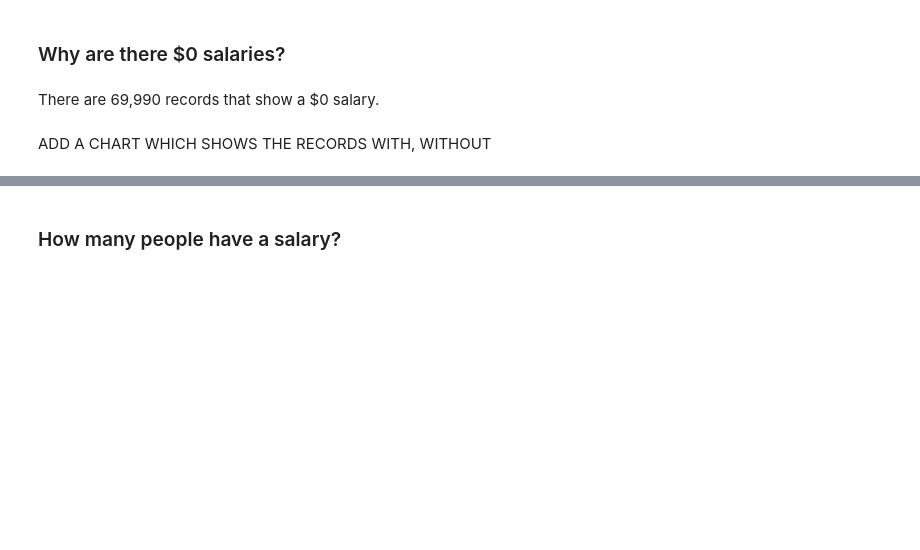
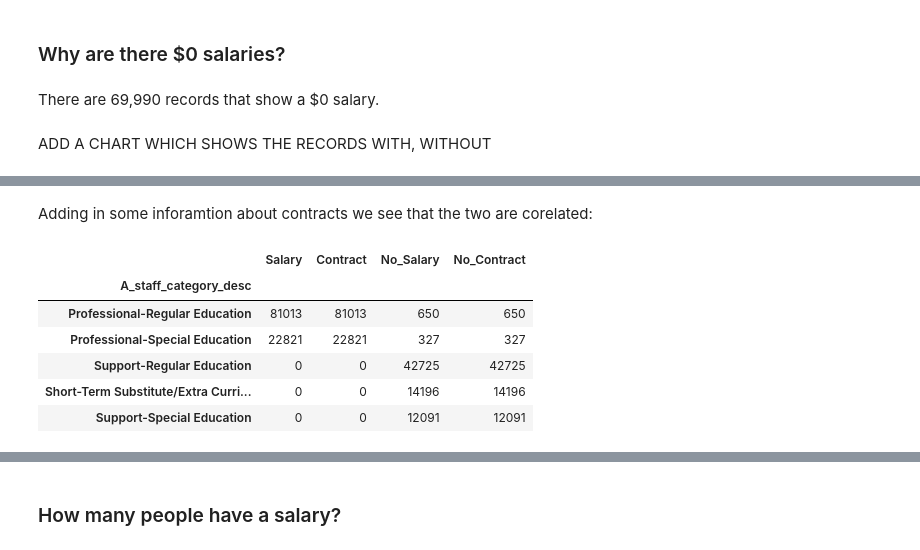
Before and after one commit to j-buss/wi-dpi, a Jupyter notebook: eda/5.0_Analysis.ipynb, the cells around one changed output, grey strips where cells are left out. Drawn from its saved outputs; the diff is of its cells as text; code cells hidden in the pictures; blank space fills up the shorter version.

```diff
--- a/eda/5.0_Analysis.ipynb
+++ b/eda/5.0_Analysis.ipynb
@@ -124,0 +182,15 @@ So the people with 0 salary have 0 contract days and tend to be employees that a
+# %% [markdown]
+Adding in some inforamtion about contracts we see that the two are corelated:
+# %%
+df_role_cat_w_salary\
+  .groupby('A_staff_category_desc').sum().sort_values(
+  by=['Salary','No_Salary'],
+  ascending=False)
+# %% [output]
+|  | Salary | Contract | No_Salary | No_Contract |
+| A_staff_category_desc |  |  |  |  |
+| Professional-Regular Education | 81013 | 81013 | 650 | 650 |
+| Professional-Special Education | 22821 | 22821 | 327 | 327 |
+| Support-Regular Education | 0 | 0 | 42725 | 42725 |
+| Short-Term Substitute/Extra Curri... | 0 | 0 | 14196 | 14196 |
+| Support-Special Education | 0 | 0 | 12091 | 12091 |
```
Also changed, not shown: parts of 16 cells of this notebook.
